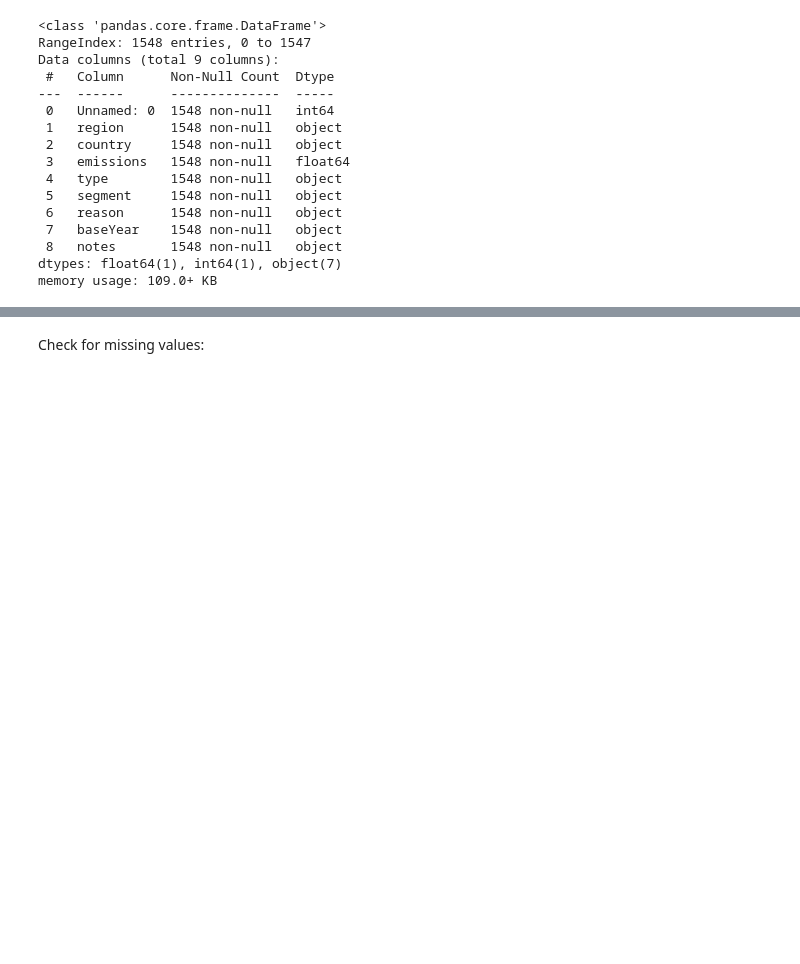
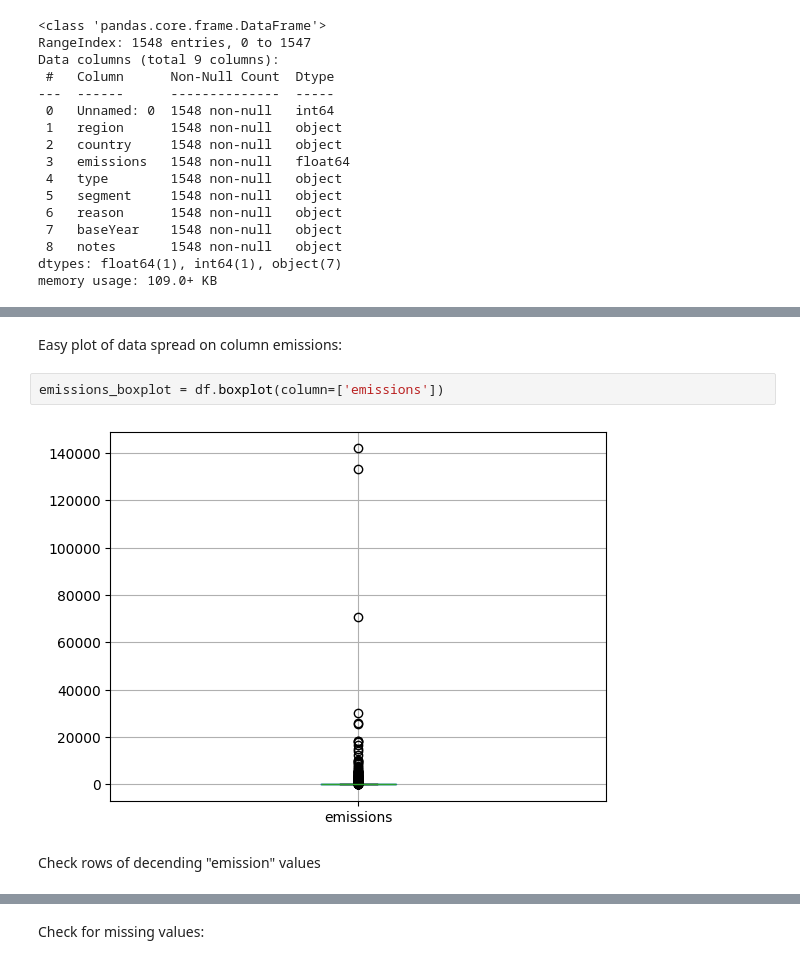
Before and after one commit to DaniDL346/Global_Methane_Flux_Analysis, a Jupyter notebook: jupyter_notebooks/1_ETL_notebook.ipynb, the cells around one changed output, grey strips where cells are left out. Drawn from its saved outputs; the diff is of its cells as text; blank space fills up the shorter version.

```diff
--- a/jupyter_notebooks/1_ETL_notebook.ipynb
+++ b/jupyter_notebooks/1_ETL_notebook.ipynb
@@ -103,0 +119,8 @@ memory usage: 109.0+ KB
+# %% [markdown]
+Easy plot of data spread on column emissions:
+# %%
+emissions_boxplot = df.boxplot(column=['emissions'])
+# %% [output]
+[figure, added]
+# %% [markdown]
+Check rows of decending "emission" values
```
Also changed, not shown: parts of 32 cells of this notebook.
